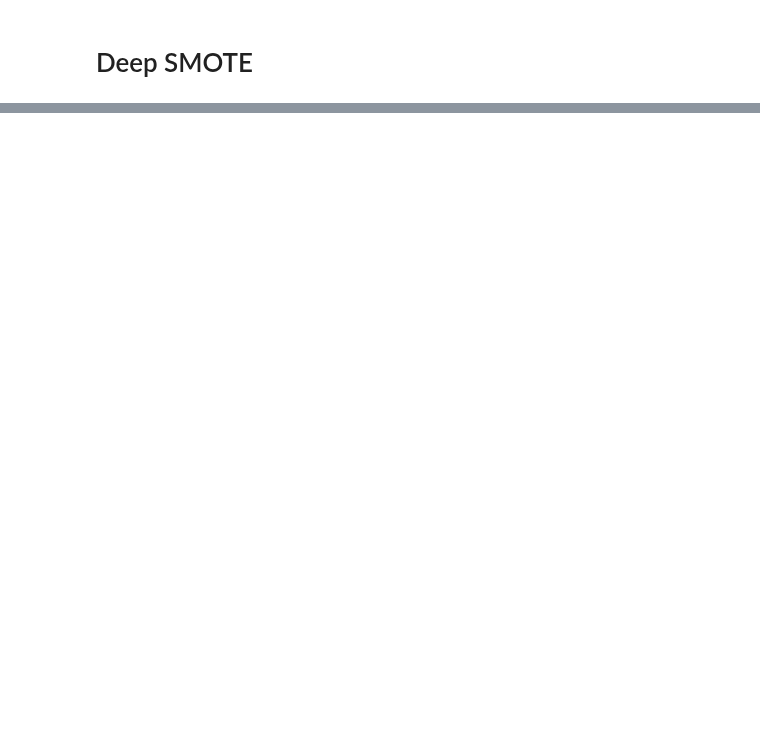
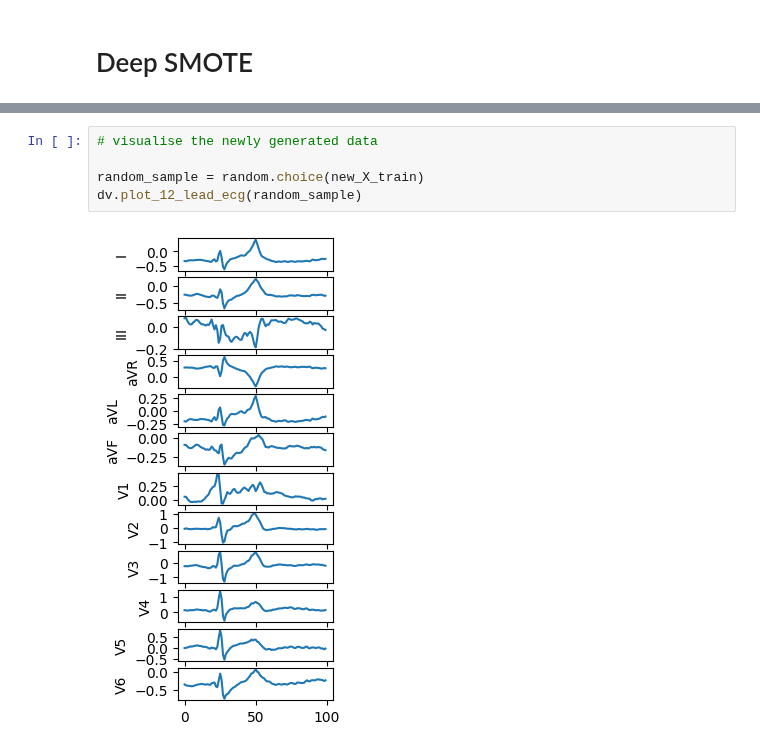
Before and after one commit to raaifhadadi/FYP, a Jupyter notebook: SMOTE.ipynb, the cells around one changed output, grey strips where cells are left out. Drawn from its saved outputs; the diff is of its cells as text; blank space fills up the shorter version.

```diff
--- a/SMOTE.ipynb
+++ b/SMOTE.ipynb
@@ -364,0 +529,7 @@ dv.plot_12_lead_ecgs([random_sample, reconstructed_sample], ['Original', 'Recons
+# %%
+# visualise the newly generated data
+
+random_sample = random.choice(new_X_train)
+dv.plot_12_lead_ecg(random_sample)
+# %% [output]
+[figure, added]
```
Also changed, not shown: parts of 22 cells of this notebook.
